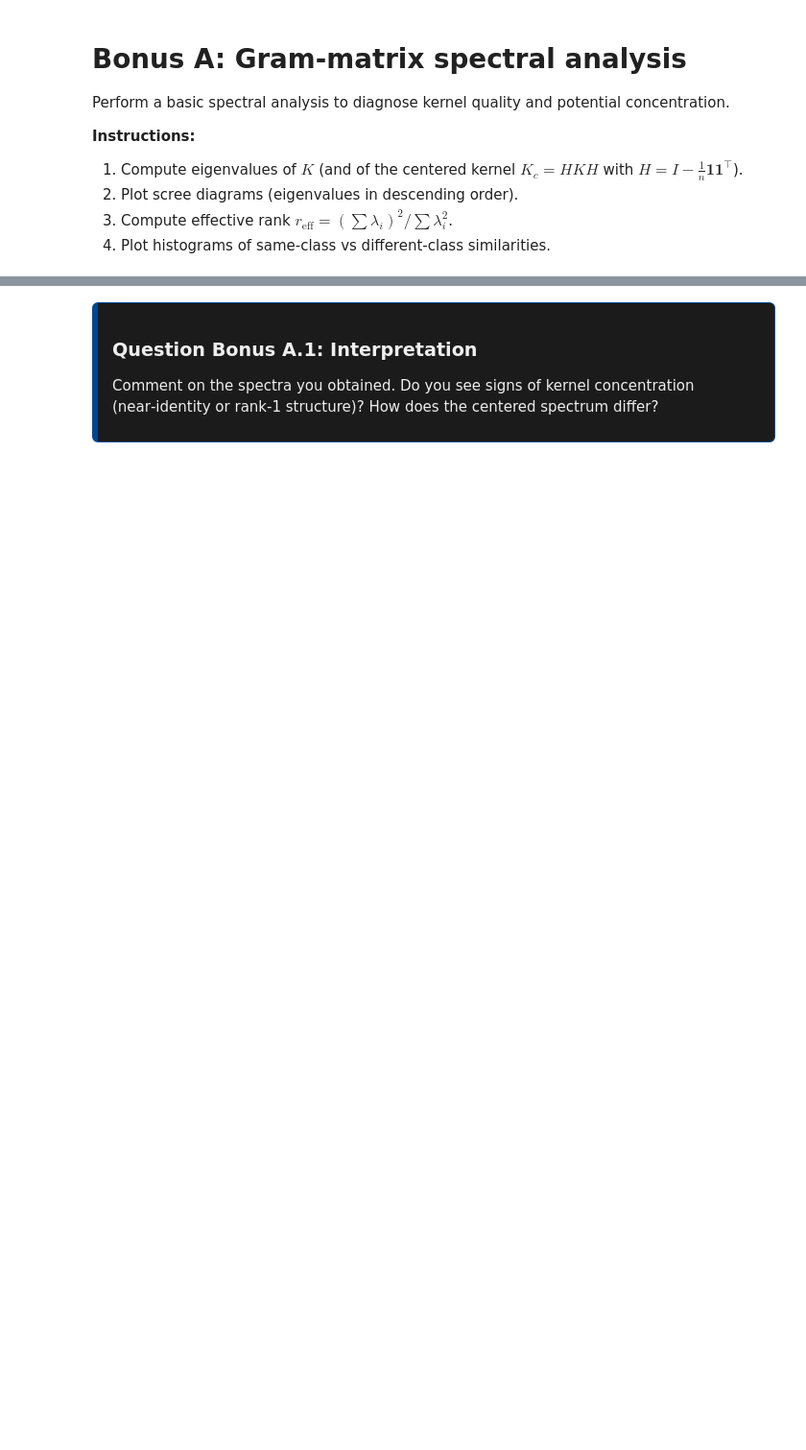
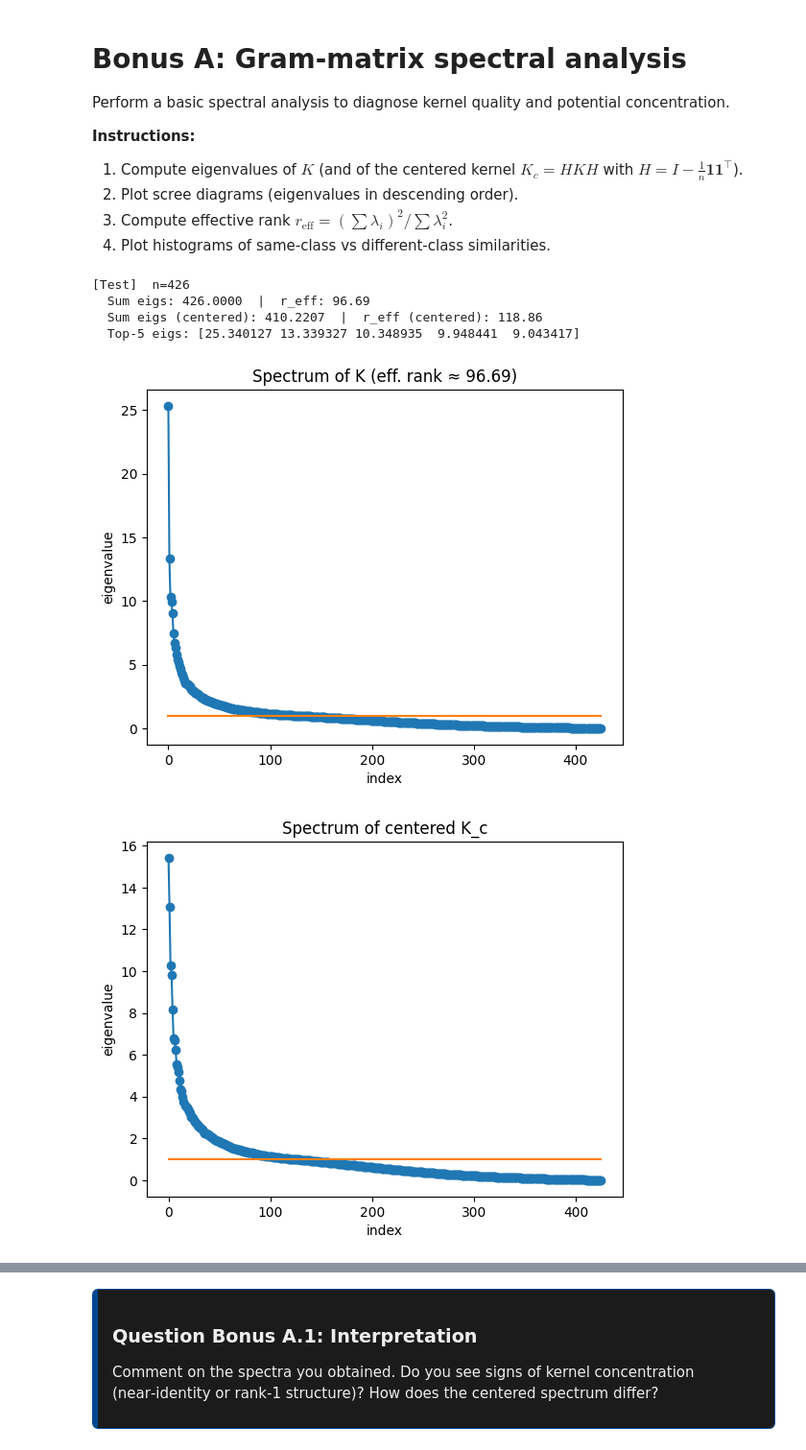
Before and after one commit to Glowster/DD2368, a Jupyter notebook: assignment2/assignment2.ipynb, the cells around one changed output, grey strips where cells are left out. Shown at 96% size. Cells and saved outputs as stored; diff of their text form; code cells hidden in the pictures; blank space fills up the shorter version.

```diff
--- a/assignment2/assignment2.ipynb
+++ b/assignment2/assignment2.ipynb
@@ -354,3 +379,70 @@ plt.xlabel("index"); plt.ylabel("eigenvalue"); plt.show()
+# %%
+# Spectral analysis of K
+# -----YOUR CODE HERE-----
+
+# Code adapted from "QSVM_Spectral_Analysis_DD2368 (2)" notebook provided in the course
+
+def symmetrize(K):
+    return 0.5 * (K + K.T)
+
+def center_kernel(K):
+    n = K.shape[0]
+    H = np.eye(n) - np.ones((n,n))/n
+    return H @ K @ H
+
+def spectrum(Kc):
+    # Kc should be symmetric; eigh returns sorted ascending → flip
+    # Note that we symmetrize again for precaution (rounding error might introduce asymm.)
+    w, _ = np.linalg.eigh((Kc + Kc.T) * 0.5)
+    w = w[::-1]
+    return w
+
+def effective_rank(eigs, clip_at=0.0):
+    # Clip tiny negatives from numerical issues before r_eff
+    lam = np.copy(eigs)
+    lam[lam < clip_at] = 0.0
+    s1 = lam.sum()
+    s2 = (lam**2).sum()
+    return (s1**2 / s2) if s2 > 0 else 0.0
+
+
+K = K_tr
+y = y_tr
+
+
+# 1) Symmetrize
+K_sym = symmetrize(K)
+# 2) Center
+Kc = center_kernel(K_sym)
+# 3) Spectrum
+eigs = spectrum(K_sym)
+# We use symmetrized K to compensate for issues with numerical precision,
+# not because of noise (since we have none)
+eff_rank = effective_rank(eigs, clip_at=0.0)
+eigs_c = spectrum(Kc)
+
+print(f"[Test]  n={K.shape[0]}")
+print(f"  Sum eigs: {eigs.sum():.4f}  |  r_eff: {eff_rank:.2f}")
+eff_rank_c = effective_rank(eigs_c, clip_at=0.0)
+print(f"  Sum eigs (centered): {eigs_c.sum():.4f}  |  r_eff (centered): {eff_rank_c:.2f}")
+print(f"  Top-5 eigs: {np.round(eigs[:5], 6)}")
+
+
+
+# ---YOUR CODE ENDS HERE---
+
+plt.figure(); plt.plot(eigs, marker='o'); plt.title(f"Spectrum of K (eff. rank ≈ {eff_rank:.2f})")
+plt.xlabel("index"); plt.ylabel("eigenvalue"); plt.show()
+
+plt.figure(); plt.plot(eigs_c, marker='o'); plt.title("Spectrum of centered K_c")
+plt.xlabel("index"); plt.ylabel("eigenvalue"); plt.show()
+# %% [output]
+[Test]  n=426
+  Sum eigs: 426.0000  |  r_eff: 96.69
+  Sum eigs (centered): 410.2207  |  r_eff (centered): 118.86
+  Top-5 eigs: [25.340127 13.339327 10.348935  9.948441  9.043417]
+[figure, added]
+[figure, added]
 # %%
 # -----YOUR CODE HERE-----
 # Similarity histogram: same vs diff classes
```
Also changed, not shown: parts of 21 cells of this notebook.
